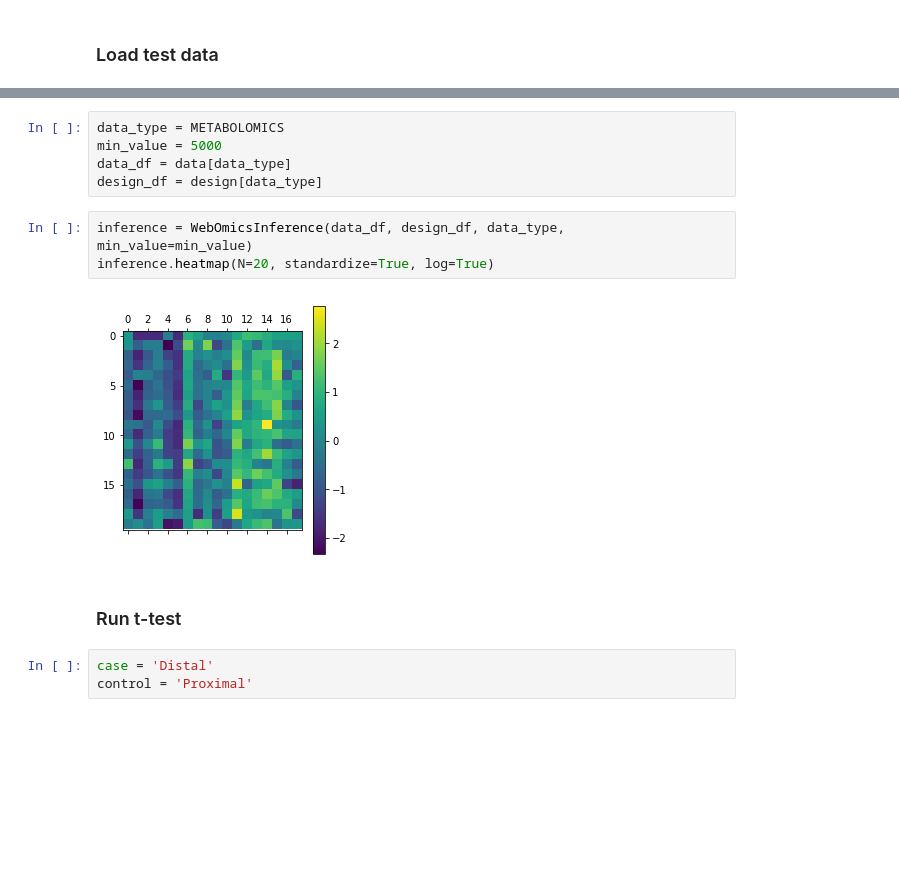
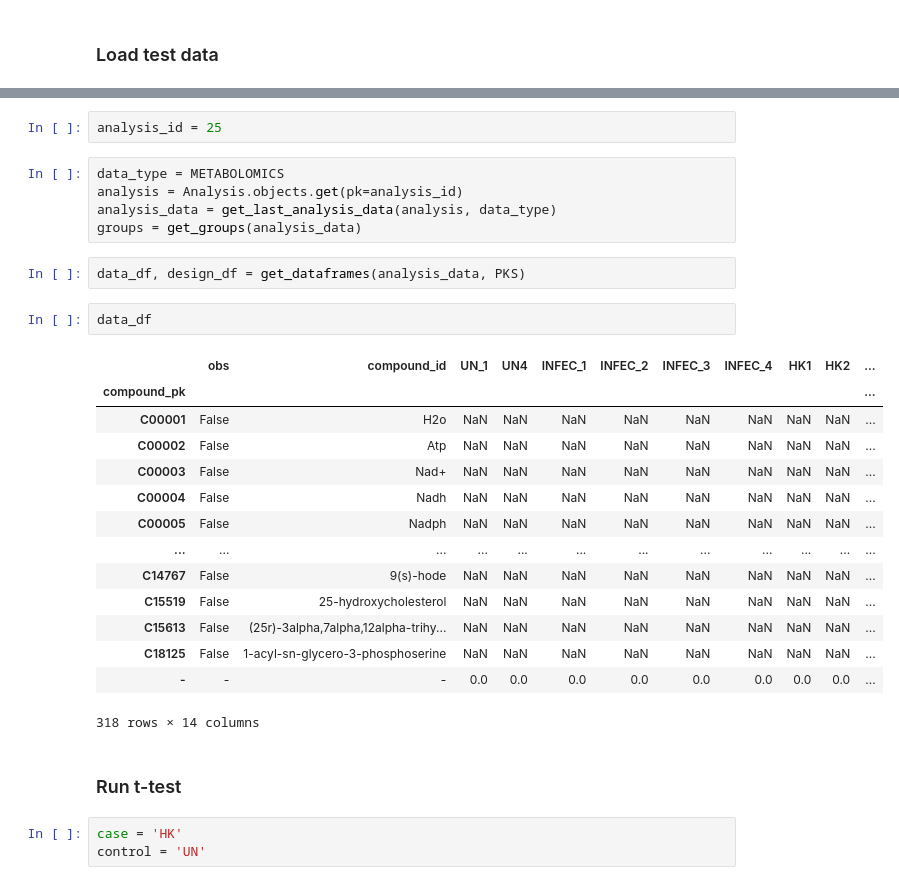
Before and after one commit to glasgowcompbio/GraphOmics, a Jupyter notebook: web_omics/notebooks/pipeline/webomics_pipeline.ipynb, the cells around one changed output, grey strips where cells are left out. Saved outputs shown, nothing was run; the diff lists cells and outputs as text; blank space fills up the shorter version.

```diff
--- a/web_omics/notebooks/pipeline/webomics_pipeline.ipynb
+++ b/web_omics/notebooks/pipeline/webomics_pipeline.ipynb
@@ -61,16 +40,32 @@ inference.heatmap(N=20, standardize=True, log=False)
-# %%
-data_type = METABOLOMICS
-min_value = 5000
-data_df = data[data_type]
-design_df = design[data_type]
-# %%
-inference = WebOmicsInference(data_df, design_df, data_type, min_value=min_value)
-inference.heatmap(N=20, standardize=True, log=True)
-# %% [output]
-[figure, removed]
+# %%
+analysis_id = 25
+# %%
+data_type = METABOLOMICS
+analysis = Analysis.objects.get(pk=analysis_id)
+analysis_data = get_last_analysis_data(analysis, data_type)
+groups = get_groups(analysis_data)
+# %%
+data_df, design_df = get_dataframes(analysis_data, PKS)
+# %%
+data_df
+# %% [output]
+|  | obs | compound_id | UN_1 | UN4 | INFEC_1 | INFEC_2 | INFEC_3 | INFEC_4 | HK1 | HK2 | ... |
+| compound_pk |  |  |  |  |  |  |  |  |  |  | ... |
+| C00001 | False | H2o | NaN | NaN | NaN | NaN | NaN | NaN | NaN | NaN | ... |
+| C00002 | False | Atp | NaN | NaN | NaN | NaN | NaN | NaN | NaN | NaN | ... |
+| C00003 | False | Nad+ | NaN | NaN | NaN | NaN | NaN | NaN | NaN | NaN | ... |
+| C00004 | False | Nadh | NaN | NaN | NaN | NaN | NaN | NaN | NaN | NaN | ... |
+| C00005 | False | Nadph | NaN | NaN | NaN | NaN | NaN | NaN | NaN | NaN | ... |
+| ... | ... | ... | ... | ... | ... | ... | ... | ... | ... | ... | ... |
+| C14767 | False | 9(s)-hode | NaN | NaN | NaN | NaN | NaN | NaN | NaN | NaN | ... |
+| C15519 | False | 25-hydroxycholesterol | NaN | NaN | NaN | NaN | NaN | NaN | NaN | NaN | ... |
+| C15613 | False | (25r)-3alpha,7alpha,12alpha-trihy... | NaN | NaN | NaN | NaN | NaN | NaN | NaN | NaN | ... |
+| C18125 | False | 1-acyl-sn-glycero-3-phosphoserine | NaN | NaN | NaN | NaN | NaN | NaN | NaN | NaN | ... |
+| - | - | - | 0.0 | 0.0 | 0.0 | 0.0 | 0.0 | 0.0 | 0.0 | 0.0 | ... |
+318 rows × 14 columns
 # %% [markdown]
 ### Run t-test
 # %%
-case = 'Distal'
-control = 'Proximal'
+case = 'HK'
+control = 'UN'
 # %%
```
Also changed, not shown: parts of 9 cells of this notebook.
